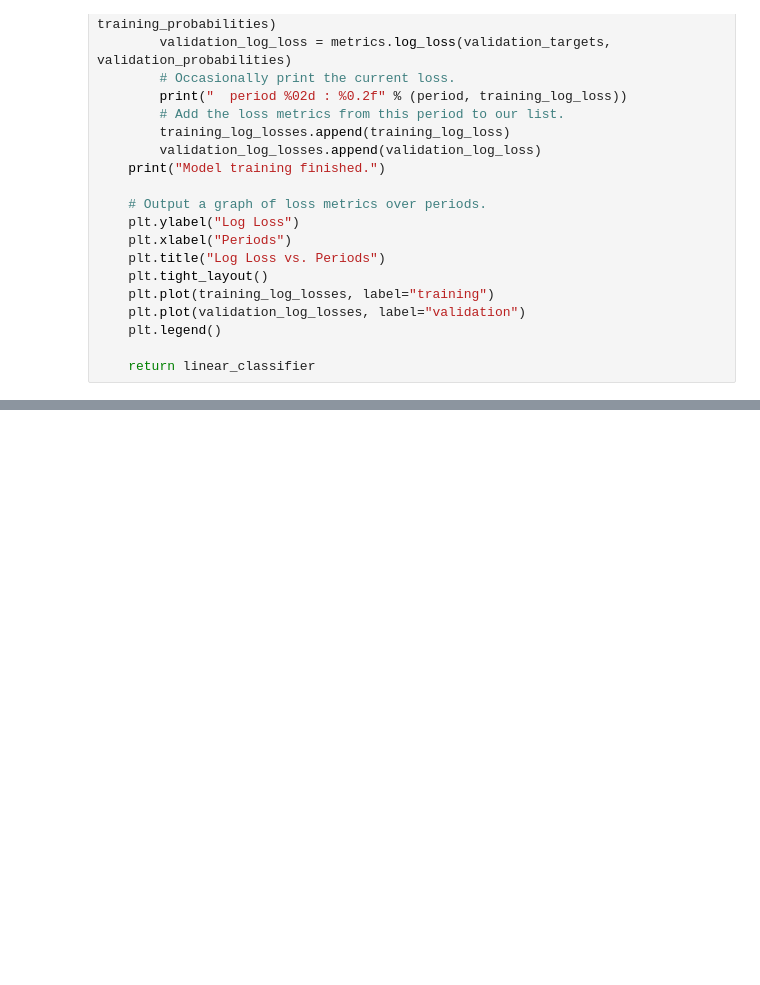
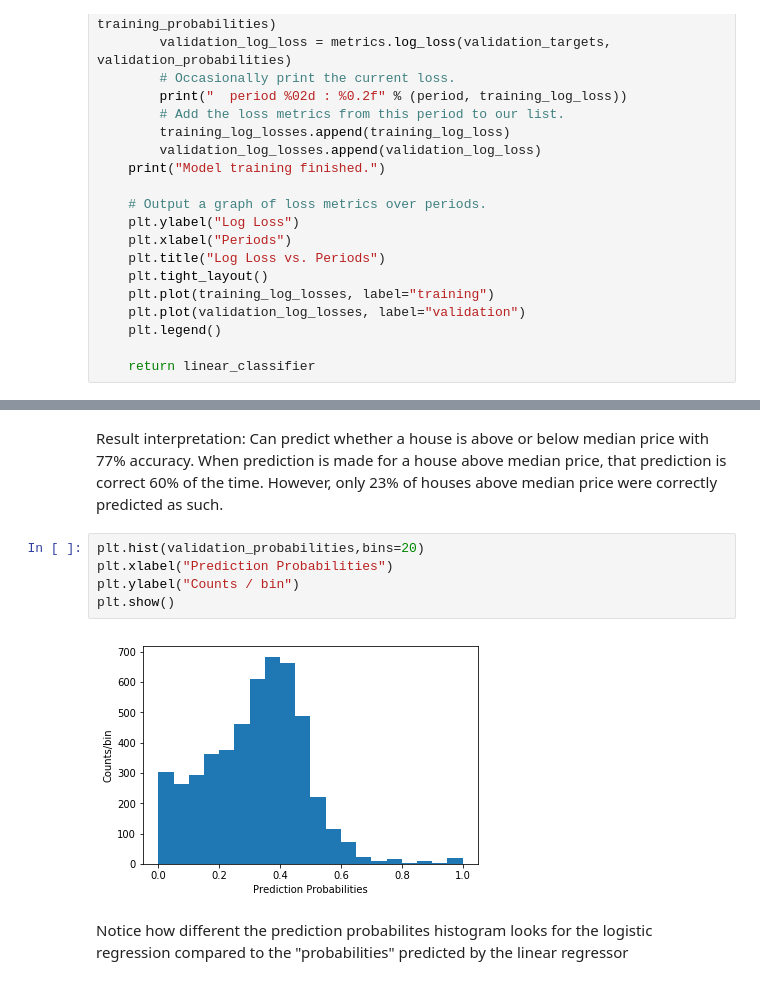
Before and after one commit to dhensle/dabbles-in-ML, a Jupyter notebook: google_course/classification.ipynb, the cells around one changed output, grey strips where cells are left out. Drawn from its saved outputs; the diff is of its cells as text; blank space fills up the shorter version.

```diff
--- a/google_course/classification.ipynb
+++ b/google_course/classification.ipynb
@@ -480,0 +451,13 @@ Recall on the validation set: 0.14
+# %% [markdown]
+Result interpretation: Can predict whether a house is above or below median price with 77% accuracy.
+When prediction is made for a house above median price, that prediction is correct 60% of the time.
+However, only 23% of houses above median price were correctly predicted as such.
+# %%
+plt.hist(validation_probabilities,bins=20)
+plt.xlabel("Prediction Probabilities")
+plt.ylabel("Counts / bin")
+plt.show()
+# %% [output]
+[figure, added]
+# %% [markdown]
+Notice how different the prediction probabilites histogram looks for the logistic regression compared to the "probabilities" predicted by the linear regressor
```
Also changed, not shown: parts of 13 cells of this notebook, 1 other file.
